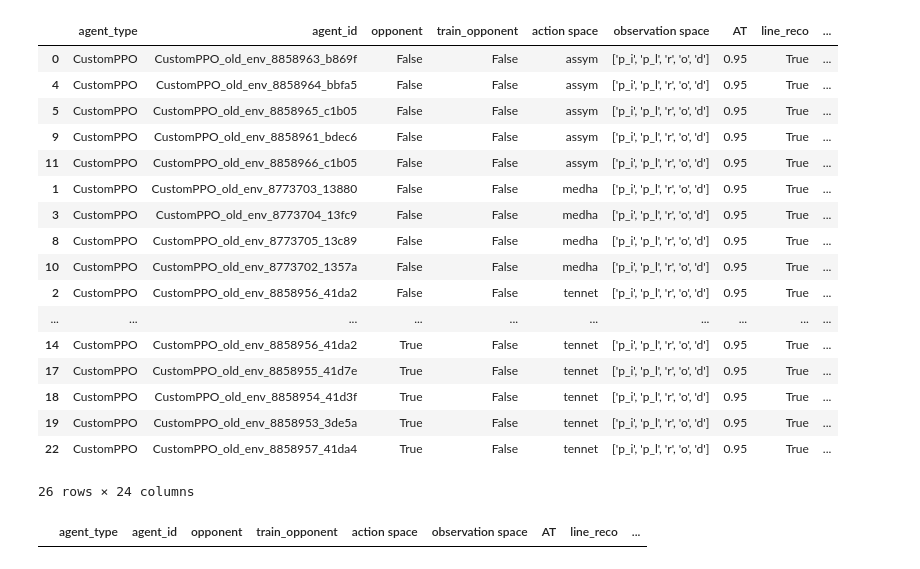
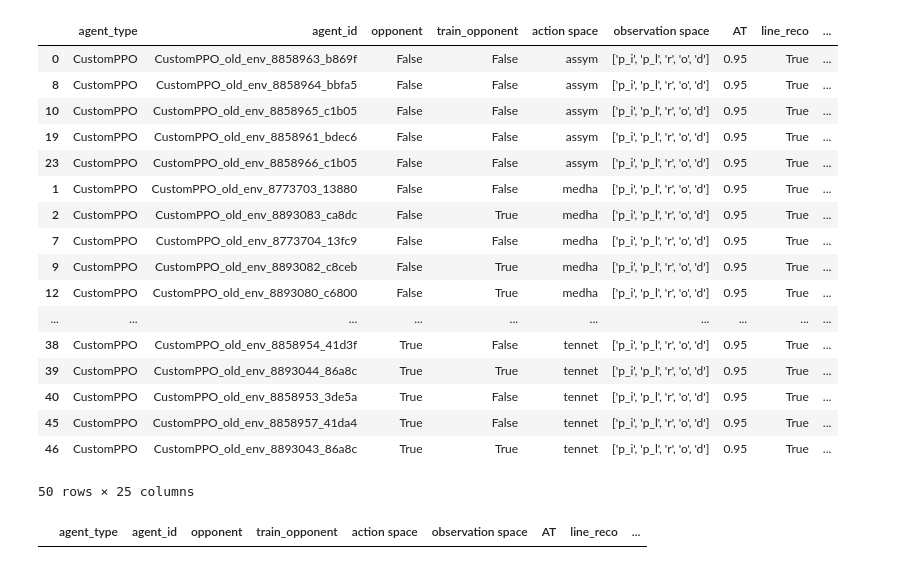
Before and after one commit to EricavanderSar/rl4pnc-survey, a Jupyter notebook: notebooks/SurveyPaper_OverviewTables.ipynb, the cells around one changed output. Cells and saved outputs as stored; diff of their text form; code cells hidden in the pictures.

```diff
--- a/notebooks/SurveyPaper_OverviewTables.ipynb
+++ b/notebooks/SurveyPaper_OverviewTables.ipynb
@@ -12,31 +12,32 @@ import scienceplots
 # %%
 path = "/Users/ericavandersar/surfdrive/Documents/Research/Results_SurveyPaper"
 
 file_name_summ_data = "summarized_data.csv"
 file_name_boxplot_data = "boxplot_data.csv"
 
-df_RLbaselines = pd.read_csv(os.path.join(path, file_name_summ_data))
-df_RLbaselines = df_RLbaselines.sort_values(['opponent', 'action space',], ascending=[True, True])
-df_RLbaselines
+rl_path = os.path.join(path, "PPO")
+df_rl = pd.read_csv(os.path.join(rl_path, file_name_summ_data))
+df_rl = df_rl.sort_values(['opponent', 'action space',], ascending=[True, True])
+df_rl
 # %% [output]
 |  | agent_type | agent_id | opponent | train_opponent | action space | observation space | AT | line_reco | ... |
 | 0 | CustomPPO | CustomPPO_old_env_8858963_b869f | False | False | assym | ['p_i', 'p_l', 'r', 'o', 'd'] | 0.95 | True | ... |
-| 4 | CustomPPO | CustomPPO_old_env_8858964_bbfa5 | False | False | assym | ['p_i', 'p_l', 'r', 'o', 'd'] | 0.95 | True | ... |
-| 5 | CustomPPO | CustomPPO_old_env_8858965_c1b05 | False | False | assym | ['p_i', 'p_l', 'r', 'o', 'd'] | 0.95 | True | ... |
-| 9 | CustomPPO | CustomPPO_old_env_8858961_bdec6 | False | False | assym | ['p_i', 'p_l', 'r', 'o', 'd'] | 0.95 | True | ... |
-| 11 | CustomPPO | CustomPPO_old_env_8858966_c1b05 | False | False | assym | ['p_i', 'p_l', 'r', 'o', 'd'] | 0.95 | True | ... |
+| 8 | CustomPPO | CustomPPO_old_env_8858964_bbfa5 | False | False | assym | ['p_i', 'p_l', 'r', 'o', 'd'] | 0.95 | True | ... |
+| 10 | CustomPPO | CustomPPO_old_env_8858965_c1b05 | False | False | assym | ['p_i', 'p_l', 'r', 'o', 'd'] | 0.95 | True | ... |
+| 19 | CustomPPO | CustomPPO_old_env_8858961_bdec6 | False | False | assym | ['p_i', 'p_l', 'r', 'o', 'd'] | 0.95 | True | ... |
+| 23 | CustomPPO | CustomPPO_old_env_8858966_c1b05 | False | False | assym | ['p_i', 'p_l', 'r', 'o', 'd'] | 0.95 | True | ... |
 | 1 | CustomPPO | CustomPPO_old_env_8773703_13880 | False | False | medha | ['p_i', 'p_l', 'r', 'o', 'd'] | 0.95 | True | ... |
-| 3 | CustomPPO | CustomPPO_old_env_8773704_13fc9 | False | False | medha | ['p_i', 'p_l', 'r', 'o', 'd'] | 0.95 | True | ... |
-| 8 | CustomPPO | CustomPPO_old_env_8773705_13c89 | False | False | medha | ['p_i', 'p_l', 'r', 'o', 'd'] | 0.95 | True | ... |
-| 10 | CustomPPO | CustomPPO_old_env_8773702_1357a | False | False | medha | ['p_i', 'p_l', 'r', 'o', 'd'] | 0.95 | True | ... |
-| 2 | CustomPPO | CustomPPO_old_env_8858956_41da2 | False | False | tennet | ['p_i', 'p_l', 'r', 'o', 'd'] | 0.95 | True | ... |
+| 2 | CustomPPO | CustomPPO_old_env_8893083_ca8dc | False | True | medha | ['p_i', 'p_l', 'r', 'o', 'd'] | 0.95 | True | ... |
+| 7 | CustomPPO | CustomPPO_old_env_8773704_13fc9 | False | False | medha | ['p_i', 'p_l', 'r', 'o', 'd'] | 0.95 | True | ... |
+| 9 | CustomPPO | CustomPPO_old_env_8893082_c8ceb | False | True | medha | ['p_i', 'p_l', 'r', 'o', 'd'] | 0.95 | True | ... |
+| 12 | CustomPPO | CustomPPO_old_env_8893080_c6800 | False | True | medha | ['p_i', 'p_l', 'r', 'o', 'd'] | 0.95 | True | ... |
 | ... | ... | ... | ... | ... | ... | ... | ... | ... | ... |
-| 14 | CustomPPO | CustomPPO_old_env_8858956_41da2 | True | False | tennet | ['p_i', 'p_l', 'r', 'o', 'd'] | 0.95 | True | ... |
-| 17 | CustomPPO | CustomPPO_old_env_8858955_41d7e | True | False | tennet | ['p_i', 'p_l', 'r', 'o', 'd'] | 0.95 | True | ... |
-| 18 | CustomPPO | CustomPPO_old_env_8858954_41d3f | True | False | tennet | ['p_i', 'p_l', 'r', 'o', 'd'] | 0.95 | True | ... |
-| 19 | CustomPPO | CustomPPO_old_env_8858953_3de5a | True | False | tennet | ['p_i', 'p_l', 'r', 'o', 'd'] | 0.95 | True | ... |
-| 22 | CustomPPO | CustomPPO_old_env_8858957_41da4 | True | False | tennet | ['p_i', 'p_l', 'r', 'o', 'd'] | 0.95 | True | ... |
+| 38 | CustomPPO | CustomPPO_old_env_8858954_41d3f | True | False | tennet | ['p_i', 'p_l', 'r', 'o', 'd'] | 0.95 | True | ... |
+| 39 | CustomPPO | CustomPPO_old_env_8893044_86a8c | True | True | tennet | ['p_i', 'p_l', 'r', 'o', 'd'] | 0.95 | True | ... |
+| 40 | CustomPPO | CustomPPO_old_env_8858953_3de5a | True | False | tennet | ['p_i', 'p_l', 'r', 'o', 'd'] | 0.95 | True | ... |
+| 45 | CustomPPO | CustomPPO_old_env_8858957_41da4 | True | False | tennet | ['p_i', 'p_l', 'r', 'o', 'd'] | 0.95 | True | ... |
+| 46 | CustomPPO | CustomPPO_old_env_8893043_86a8c | True | True | tennet | ['p_i', 'p_l', 'r', 'o', 'd'] | 0.95 | True | ... |
-26 rows × 24 columns
+50 rows × 25 columns
 # %%
 df_RLbaselines[df_RLbaselines["agent_id"]=="CustomPPO_old_env_8893043_86a8c"]
 # %% [output]
```
Also changed, not shown: parts of 1 cell of this notebook, 1 other file.
